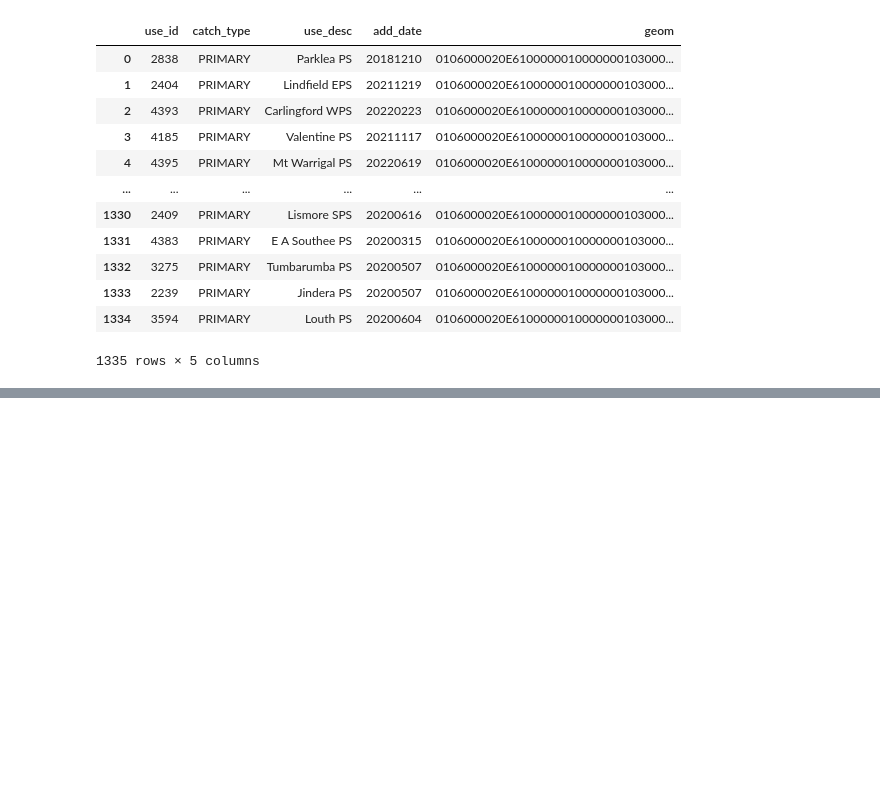
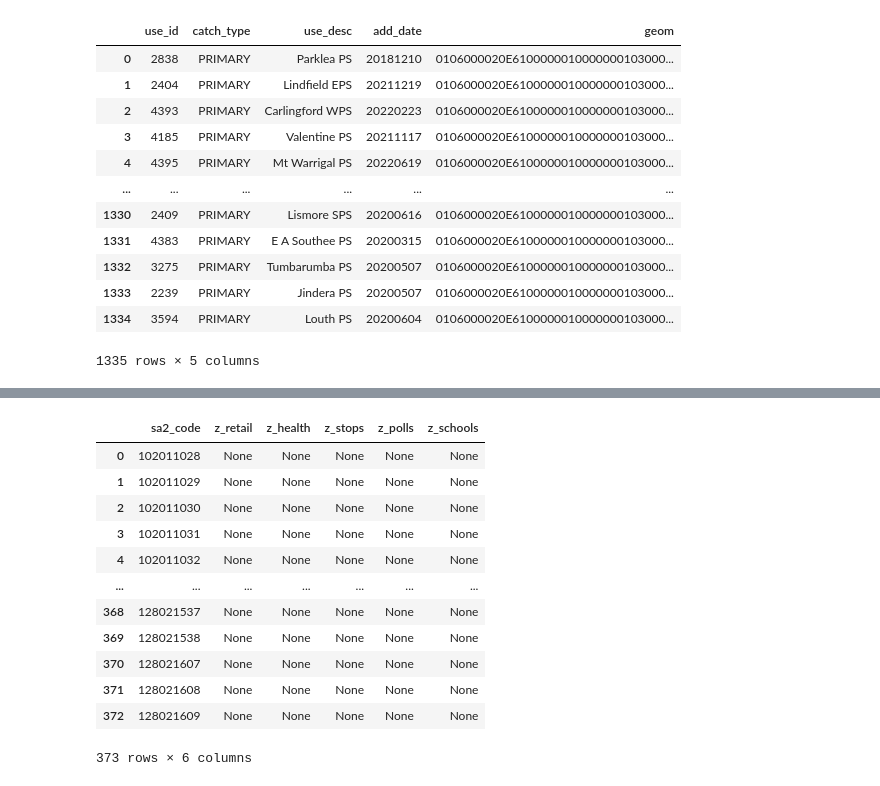
Before and after one commit to joshuahallam127/DATA2901_Assign, a Jupyter notebook: main.ipynb, the cells around one changed output, grey strips where cells are left out. Saved outputs shown, nothing was run; the diff lists cells and outputs as text; code cells hidden in the pictures; blank space fills up the shorter version.

```diff
--- a/main.ipynb
+++ b/main.ipynb
@@ -1249,0 +1390,20 @@ query(conn, "SELECT * FROM prim")
+# %%
+sql = """
+SELECT *
+FROM resourced_neighborhoods;
+"""
+query(conn, sql)
+# %% [output]
+|  | sa2_code | z_retail | z_health | z_stops | z_polls | z_schools |
+| 0 | 102011028 | None | None | None | None | None |
+| 1 | 102011029 | None | None | None | None | None |
+| 2 | 102011030 | None | None | None | None | None |
+| 3 | 102011031 | None | None | None | None | None |
+| 4 | 102011032 | None | None | None | None | None |
+| ... | ... | ... | ... | ... | ... | ... |
+| 368 | 128021537 | None | None | None | None | None |
+| 369 | 128021538 | None | None | None | None | None |
+| 370 | 128021607 | None | None | None | None | None |
+| 371 | 128021608 | None | None | None | None | None |
+| 372 | 128021609 | None | None | None | None | None |
+373 rows × 6 columns
```
Also changed, not shown: parts of 8 cells of this notebook.
